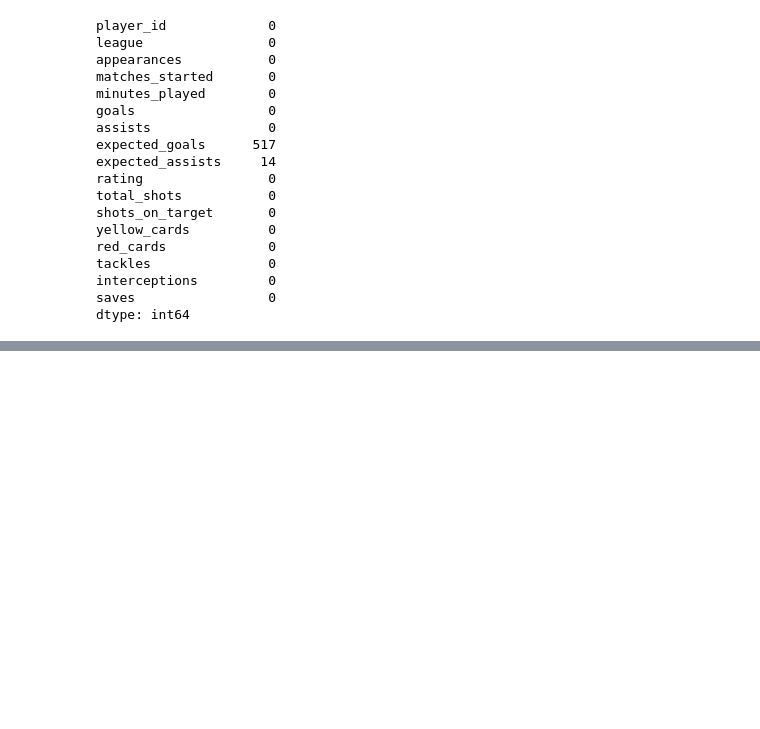
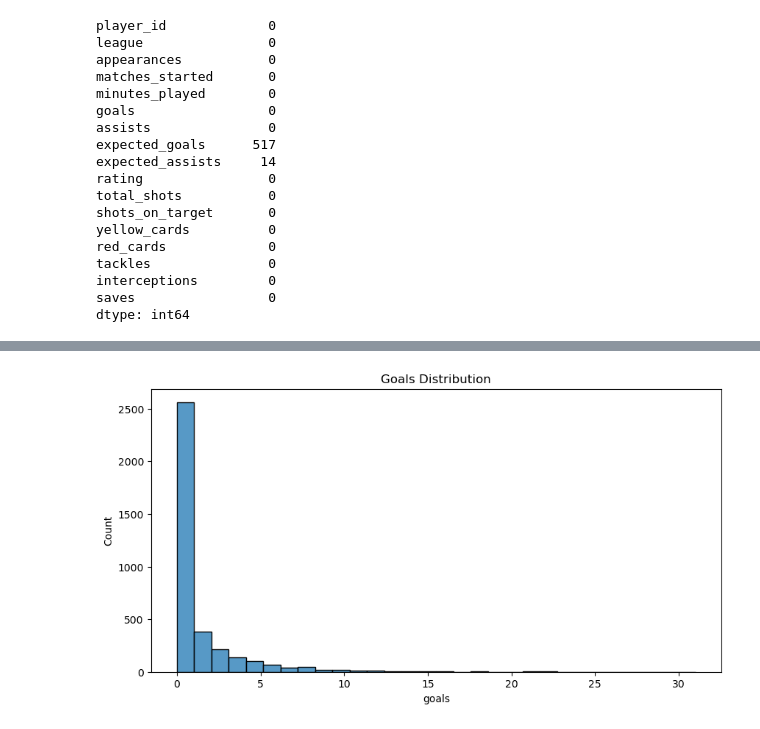
Before and after one commit to rashidmajidov/european_football_analysis, a Jupyter notebook: notebook/EDA_stats.ipynb, the cells around one changed output, grey strips where cells are left out. Saved outputs shown, nothing was run; the diff lists cells and outputs as text; code cells hidden in the pictures; blank space fills up the shorter version.

```diff
--- a/notebook/EDA_stats.ipynb
+++ b/notebook/EDA_stats.ipynb
@@ -65,0 +235,7 @@ dtype: int64
+# %%
+plt.figure(figsize=(10,5))
+sns.histplot(df['goals'], bins=30)
+plt.title('Goals Distribution')
+plt.show()
+# %% [output]
+[figure, added]
```
Also changed, not shown: parts of 15 cells of this notebook, 5 other files.
